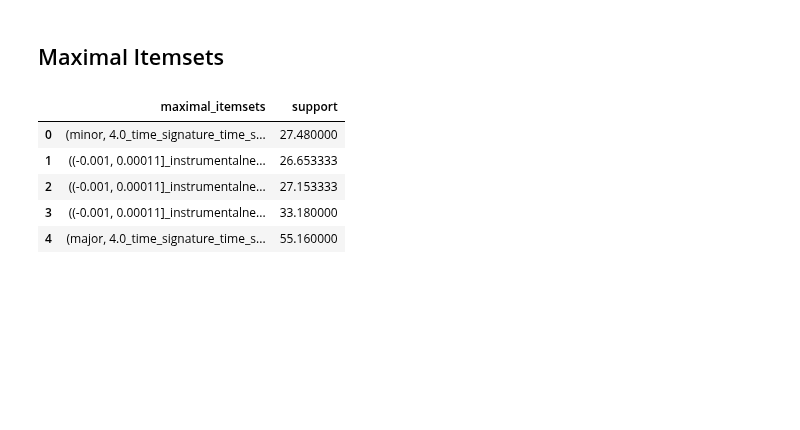
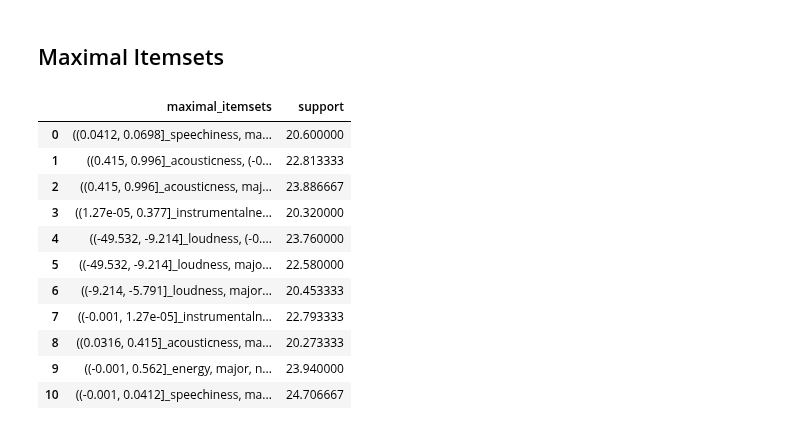
Before and after one commit to EmilianoMarrale/Spotify-Dataset-Analysis, a Jupyter notebook: PatternMining.ipynb, the cells around one changed output. Saved outputs shown, nothing was run; the diff lists cells and outputs as text; code cells hidden in the pictures; blank space fills up the shorter version.

```diff
--- a/PatternMining.ipynb
+++ b/PatternMining.ipynb
@@ -143,14 +147,15 @@ df_train['durationBin'] = pd.qcut(df_train['duration_ms'], 4)
 df_train['n_beatsBin'] = pd.qcut(df_train['n_beats'], 4)
 df_train['n_barsBin'] = pd.qcut(df_train['n_bars'], 4)
 df_train['danceabilityBin'] = pd.qcut(df_train['danceability'], 4)
-df_train['energyBin'] = pd.qcut(df_train['energy'], 5)
-df_train['loudnessBin'] = pd.qcut(df_train['loudness'], 5)
-df_train['speechinessBin'] = pd.qcut(df_train['speechiness'], 5)
-df_train['acousticnessBin'] = pd.qcut(df_train['acousticness'], 5)
-df_train['instrumentalnessBin'] = pd.qcut(df_train['instrumentalness'], 5, duplicates='drop')
-df_train['livenessBin'] = pd.qcut(df_train['liveness'], 5)
-df_train['valenceBin'] = pd.qcut(df_train['valence'], 5)
+df_train['energyBin'] = pd.qcut(df_train['energy'], 3)
+df_train['loudnessBin'] = pd.qcut(df_train['loudness'], 3)
+df_train['speechinessBin'] = pd.qcut(df_train['speechiness'], 3)
+df_train['acousticnessBin'] = pd.qcut(df_train['acousticness'], 3)
+df_train['instrumentalnessBin'] = pd.qcut(df_train['instrumentalness'], 3, duplicates='drop')
+df_train['livenessBin'] = pd.qcut(df_train['liveness'], 4)
+df_train['valenceBin'] = pd.qcut(df_train['valence'], 4)
 df_train['tempoBin'] = pd.qcut(df_train['tempo'], 5)
+df_train['popularityBin'] = pd.qcut(df_train['popularity'], 5)
 
-df_train.drop(columns=['danceability', 'energy', 'loudness', 'speechiness', 'acousticness', 'instrumentalness', 'liveness', 'valence', 'tempo'], axis=1, inplace=True)
-#df_train.drop(columns=['duration_ms', 'n_beats', 'n_bars'], axis=1, inplace=True)
+df_train.drop(columns=['danceability', 'energy', 'loudness', 'speechiness', 'acousticness', 'instrumentalness', 'liveness', 'valence', 'tempo', 'popularity'], axis=1, inplace=True)
+df_train.drop(columns=['duration_ms', 'n_beats', 'n_bars'], axis=1, inplace=True)
@@ -170,6 +173,7 @@ df_train['instrumentalnessBin'] = df_train['instrumentalnessBin'].astype(str) +
 df_train['livenessBin'] = df_train['livenessBin'].astype(str) + '_liveness'
 df_train['valenceBin'] = df_train['valenceBin'].astype(str) + '_valence'
 df_train['tempoBin'] = df_train['tempoBin'].astype(str) + '_tempo'
+df_train['popularityBin'] = df_train['popularityBin'].astype(str) + '_popularity'
 # %%
 explicit_dict = {0: 'not_explicit', 1: 'explicit'}
 df_train['explicit'] = df_train['explicit'].map(explicit_dict)
@@ -182,3 +202,6 @@ df_train['key'] = df_train['key'].map(key_dict)
+# %%
+#df_train.drop(columns=['explicit', 'durationBin', 'speechinessBin', 'livenessBin', 'n_barsBin', 'n_beatsBin', 'livenessBin'], axis=1, inplace=True)
+df_train.drop(columns=['time_signature', 'n_barsBin'], axis=1, inplace=True)
 # %% [markdown]
 # Pattern Mining - Apriori
 # %%
@@ -186,7 +209,7 @@ df_train['key'] = df_train['key'].map(key_dict)
 transactions = df_train.values.tolist()
 
 # Convert inner lists to string type
-transactions = [[str(item) for item in transaction] for transaction in transactions]
+#transactions = [[str(item) for item in transaction] for transaction in transactions]
 # %% [markdown]
 ## Frequent itemsets - that means >= min_sup
 # %%
@@ -236,15 +356,21 @@ pd.DataFrame(itemsets, columns=['closed_itemsets', 'support'])
 # %% [markdown]
 ## Maximal Itemsets
 # %%
-supp = 25
-zmin = 2
+supp = 20
+zmin = 3
 
 itemsets = apriori(transactions, target="m", supp=supp, zmin=zmin, report='S')
 pd.DataFrame(itemsets, columns=['maximal_itemsets', 'support'])
 # %% [output]
 |  | maximal_itemsets | support |
-| 0 | (minor, 4.0_time_signature_time_s... | 27.480000 |
-| 1 | ((-0.001, 0.00011]_instrumentalne... | 26.653333 |
-| 2 | ((-0.001, 0.00011]_instrumentalne... | 27.153333 |
-| 3 | ((-0.001, 0.00011]_instrumentalne... | 33.180000 |
-| 4 | (major, 4.0_time_signature_time_s... | 55.160000 |
+| 0 | ((0.0412, 0.0698]_speechiness, ma... | 20.600000 |
+| 1 | ((0.415, 0.996]_acousticness, (-0... | 22.813333 |
+| 2 | ((0.415, 0.996]_acousticness, maj... | 23.886667 |
+| 3 | ((1.27e-05, 0.377]_instrumentalne... | 20.320000 |
+| 4 | ((-49.532, -9.214]_loudness, (-0.... | 23.760000 |
+| 5 | ((-49.532, -9.214]_loudness, majo... | 22.580000 |
+| 6 | ((-9.214, -5.791]_loudness, major... | 20.453333 |
+| 7 | ((-0.001, 1.27e-05]_instrumentaln... | 22.793333 |
+| 8 | ((0.0316, 0.415]_acousticness, ma... | 20.273333 |
+| 9 | ((-0.001, 0.562]_energy, major, n... | 23.940000 |
+| 10 | ((-0.001, 0.0412]_speechiness, ma... | 24.706667 |
```
Also changed, not shown: parts of 33 cells of this notebook.
